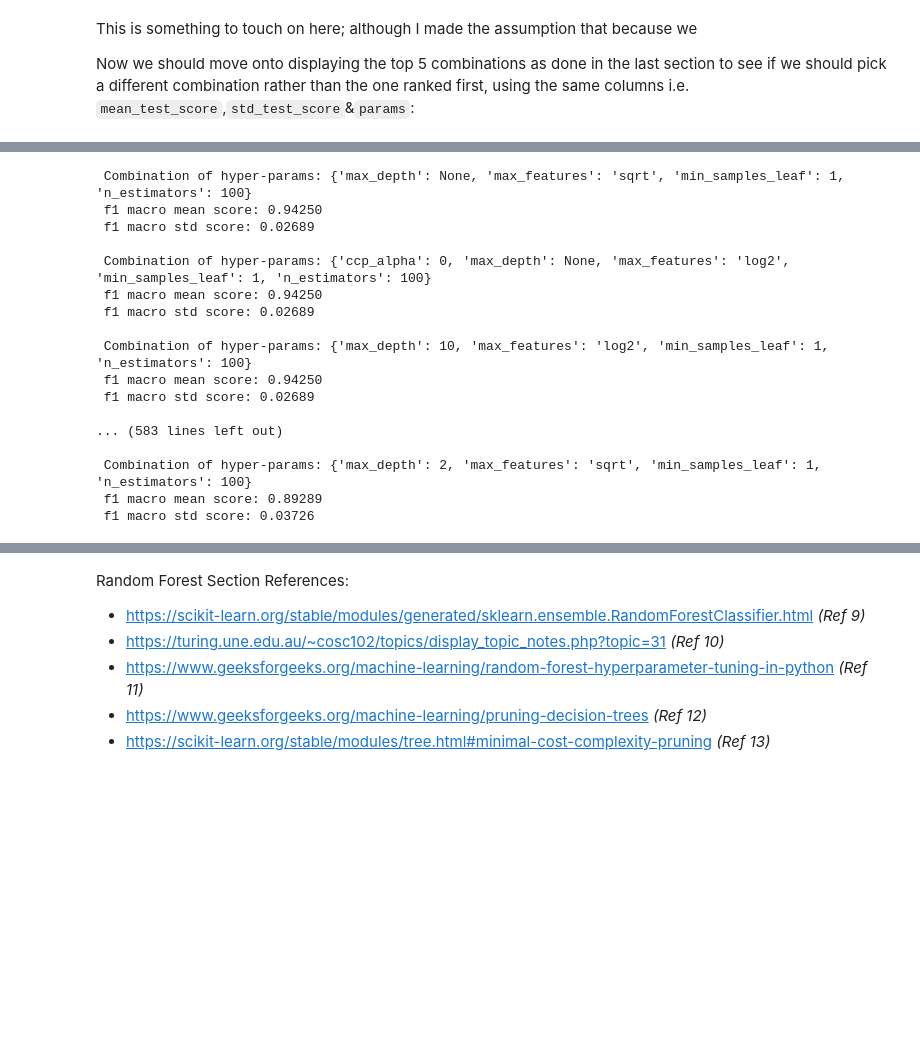
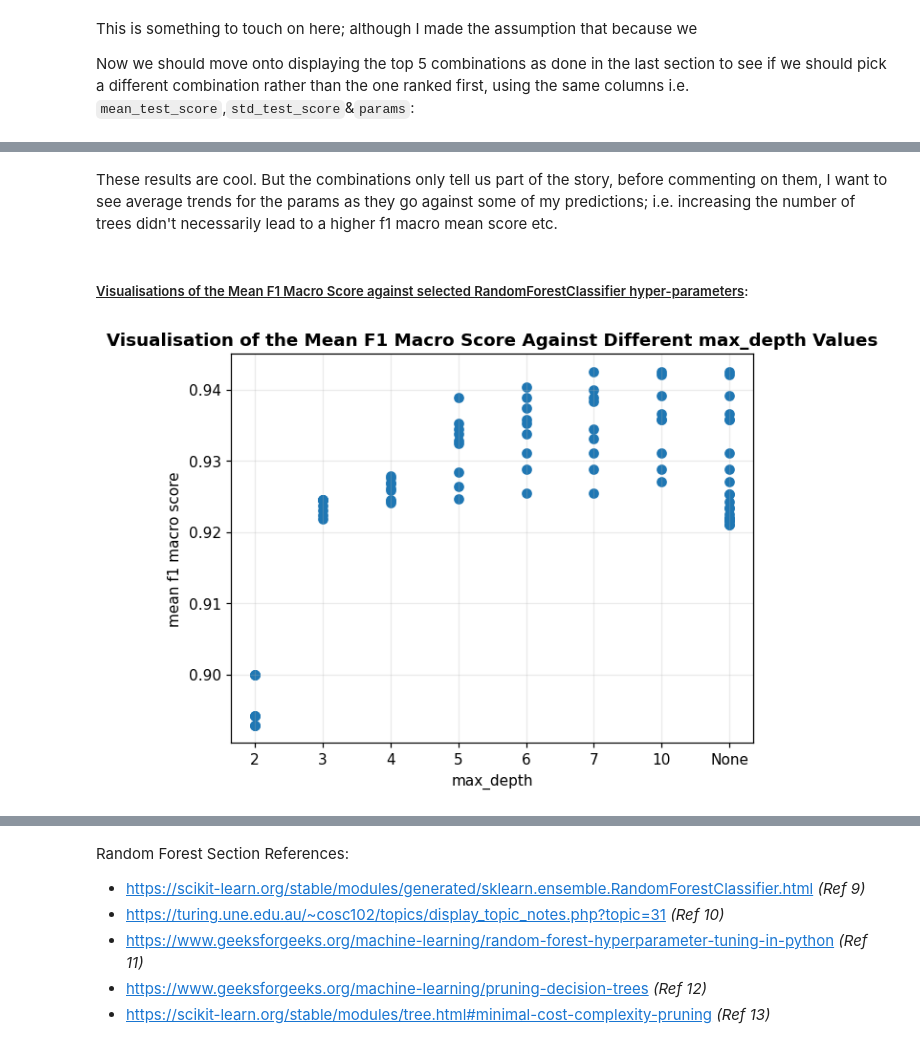
Before and after one commit to AKuinkel/cosc102-at3, a Jupyter notebook: COSC102_A3_Portfolio_for_ash.ipynb, the cells around one changed output, grey strips where cells are left out. Saved outputs shown, nothing was run; the diff lists cells and outputs as text; code cells hidden in the pictures; blank space fills up the shorter version.

```diff
--- a/COSC102_A3_Portfolio_for_ash.ipynb
+++ b/COSC102_A3_Portfolio_for_ash.ipynb
@@ -2550,23 +2549,19 @@ Combination: 5
-# %%
-for params,mean_score,std_score in zip(rand_forest_grid_search_results["params"],rand_forest_grid_search_results["mean_test_score"],rand_forest_grid_search_results["std_test_score"]):
-    print(f" Combination of hyper-params: {params}")
-    print(f" f1 macro mean score: {mean_score:.5f}")
-    print(f" f1 macro std score: {std_score:.5f}\n")
-# %% [output]
- Combination of hyper-params: {'max_depth': None, 'max_features': 'sqrt', 'min_samples_leaf': 1, 'n_estimators': 100}
- f1 macro mean score: 0.94250
- f1 macro std score: 0.02689
-
- Combination of hyper-params: {'ccp_alpha': 0, 'max_depth': None, 'max_features': 'log2', 'min_samples_leaf': 1, 'n_estimators': 100}
- f1 macro mean score: 0.94250
- f1 macro std score: 0.02689
-
- Combination of hyper-params: {'max_depth': 10, 'max_features': 'log2', 'min_samples_leaf': 1, 'n_estimators': 100}
- f1 macro mean score: 0.94250
- f1 macro std score: 0.02689
-
-... (583 lines left out)
-
- Combination of hyper-params: {'max_depth': 2, 'max_features': 'sqrt', 'min_samples_leaf': 1, 'n_estimators': 100}
- f1 macro mean score: 0.89289
- f1 macro std score: 0.03726
+# %% [markdown]
+These results are cool. But the combinations only tell us part of the story, before commenting on them, I want to see average trends for the params as they go against some of my predictions; i.e. increasing the number of trees didn't necessarily lead to a higher f1 macro mean score etc.
+# %% [markdown]
+##### <u>Visualisations of the Mean F1 Macro Score against selected RandomForestClassifier hyper-parameters</u>:
+# %%
+
+results = pd.DataFrame(grid.cv_results_)
+
+plt.figure()
+plt.scatter(results["param_max_depth"].astype(str),results["mean_test_score"]) # plotting the mean f1
+# macro against the max_depth_param, showing what each combination scored for every max_depth val.
+
+plt.xlabel("max_depth")
+plt.ylabel("mean f1 macro score")
+plt.title("Visualisation of the Mean F1 Macro Score Against Different max_depth Values",
+          fontweight="bold")
+plt.show()
+# %% [output]
+[figure, added]
```
Also changed, not shown: parts of 23 cells of this notebook.
